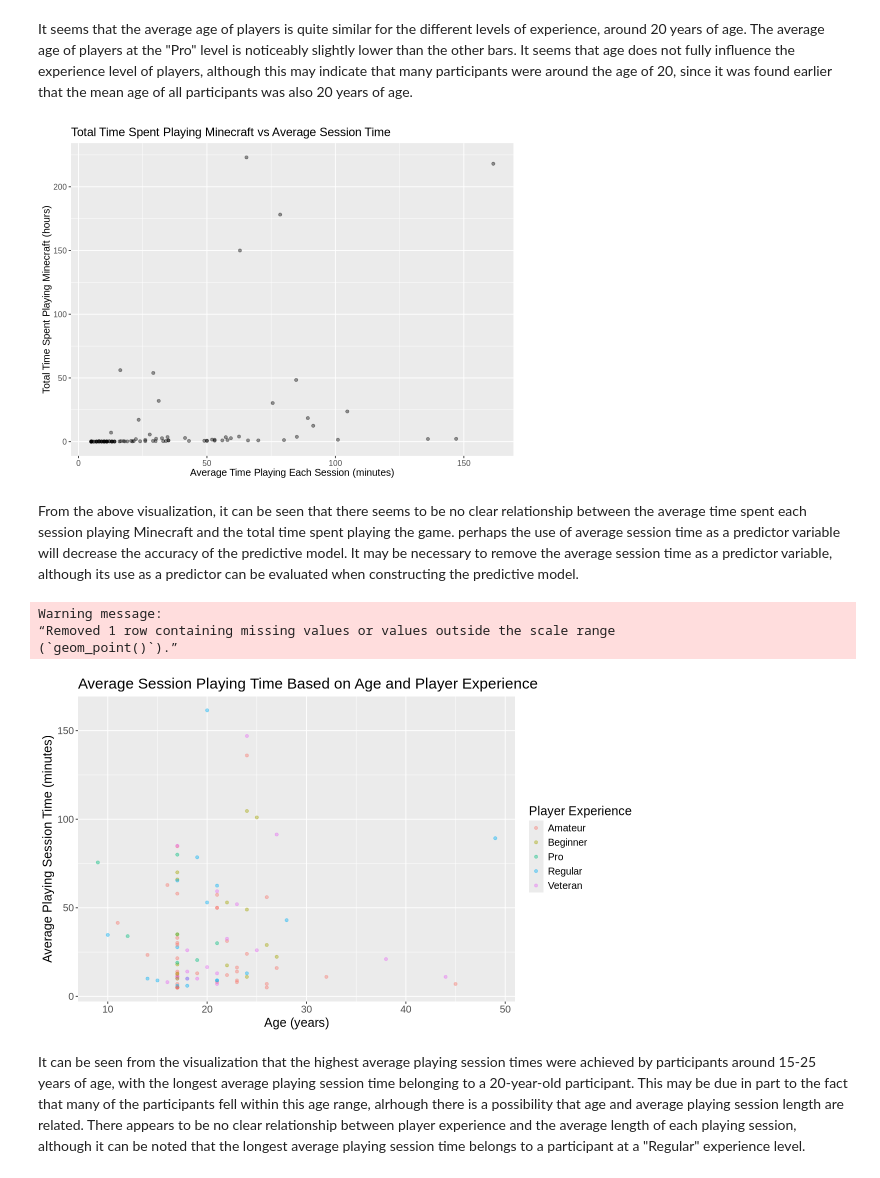
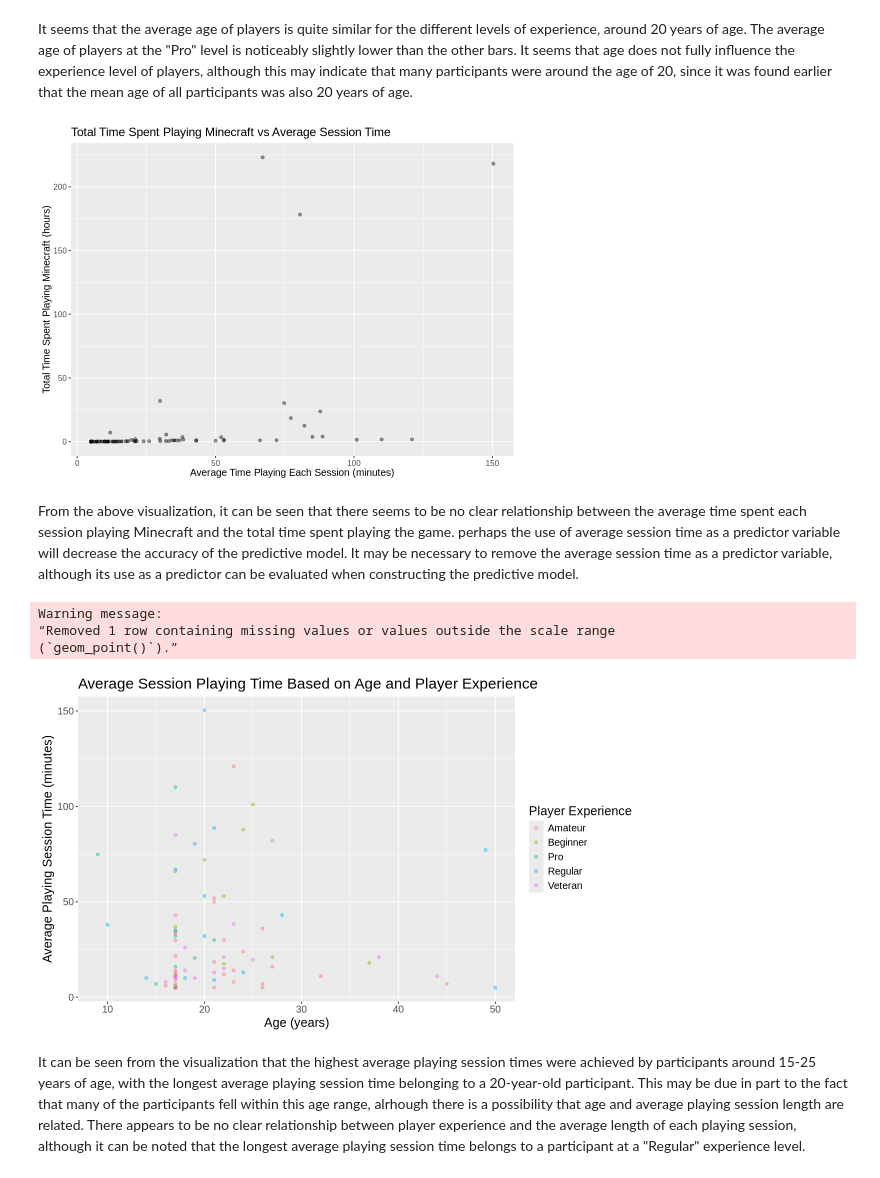
Before and after one commit to lilael-sakhawy/dsci_100_individual_project_planning_stage, a Jupyter notebook: finalproject.ipynb, the cells around one changed output. Cells and saved outputs as stored; diff of their text form; code cells hidden in the pictures.

Commit message:
fixed combined data visualizations
changed them to use combined_training instead

```diff
--- a/finalproject.ipynb
+++ b/finalproject.ipynb
@@ -241,7 +241,7 @@ sessions_training <- training(sessions_split)
 sessions_testing <- testing(sessions_split)
 # %%
 # exploratory visualization 4: average playing session time vs total time spent playing Minecraft
-sessions_mutate <- sessions_training |>
+sessions_mutate <- sessions_data |>
     mutate(start_date_time = dmy_hm(start_time),
            end_date_time = dmy_hm(end_time),
            session_time = as.numeric(difftime(end_date_time, start_date_time, units = "mins")))
@@ -253,28 +253,32 @@ sessions_average <- sessions_mutate |>
 combined_data <- sessions_average |>
     inner_join(players_data, by = "hashedEmail")
 
-avg_session_vs_total <- ggplot(combined_data, aes(x = session_average, y = played_hours)) +
+combined_split <- initial_split(combined_data, prop = 0.70)
+combined_training <- training(combined_split)
+combined_testing <- testing(combined_split)
+
+avg_session_vs_total <- ggplot(combined_training, aes(x = session_average, y = played_hours)) +
 geom_point(alpha = 0.4) +
 labs(x = "Average Time Playing Each Session (minutes)", y = "Total Time Spent Playing Minecraft (hours)", title = "Total Time Spent Playing Minecraft vs Average Session Time") +
 theme(text = element_text(size = 12))
 options(repr.plot.height = 6, repr.plot.width = 8)
 avg_session_vs_total
 # %% [output]
-[figure, old version]
+[figure, new version]
 # %% [markdown]
 From the above visualization, it can be seen that there seems to be no clear relationship between the average time spent each session playing Minecraft and the total time spent playing the game. perhaps the use of average session time as a predictor variable will decrease the accuracy of the predictive model. It may be necessary to remove the average session time as a predictor variable, although its use as a predictor can be evaluated when constructing the predictive model.
 # %%
 options(repr.plot.height = 6, repr.plot.width = 10)
-age_exp_vs_time <- ggplot(combined_data, aes(x = Age, y = session_average, color = experience)) +
+age_exp_vs_time <- ggplot(combined_training, aes(x = Age, y = session_average, color = experience)) +
 geom_point(alpha = 0.4) +
 labs(x = "Age (years)", y = "Average Playing Session Time (minutes)", title = "Average Session Playing Time Based on Age and Player Experience", color = "Player Experience") +
 theme(text = element_text(size = 15))
 age_exp_vs_time
 # %% [output]
 Warning message:
 “Removed 1 row containing missing values or values outside the scale range
 (`geom_point()`).”
-[figure, old version]
+[figure, new version]
 # %% [markdown]
 It can be seen from the visualization that the highest average playing session times were achieved by participants around 15-25 years of age, with the longest average playing session time belonging to a 20-year-old participant. This may be due in part to the fact that many of the participants fell within this age range, alrhough there is a possibility that age and average playing session length are related. There appears to be no clear relationship between player experience and the average length of each playing session, although it can be noted that the longest average playing session time belongs to a participant at a "Regular" experience level.
 # %% [markdown]
```
Also changed, not shown: parts of 1 cell of this notebook.
